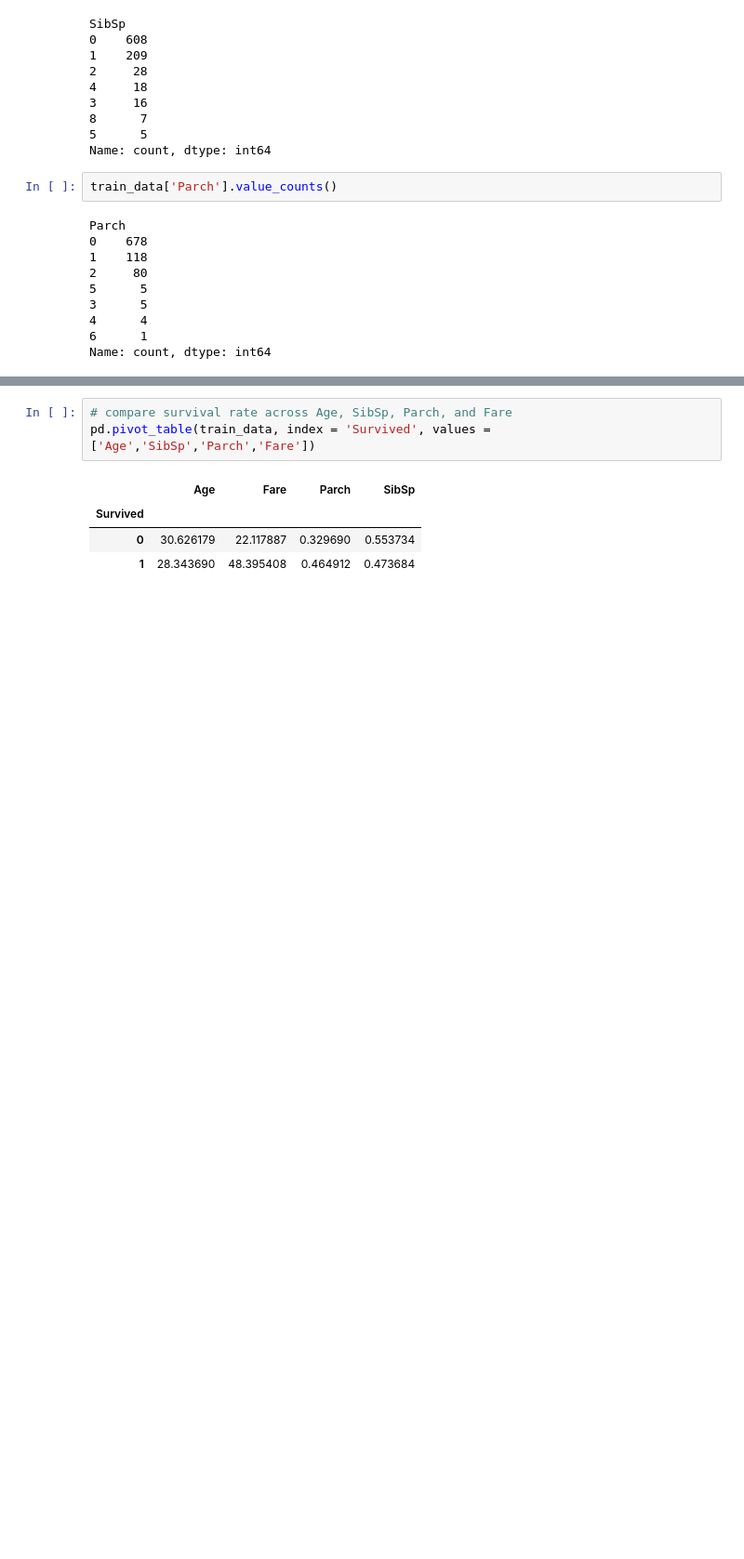
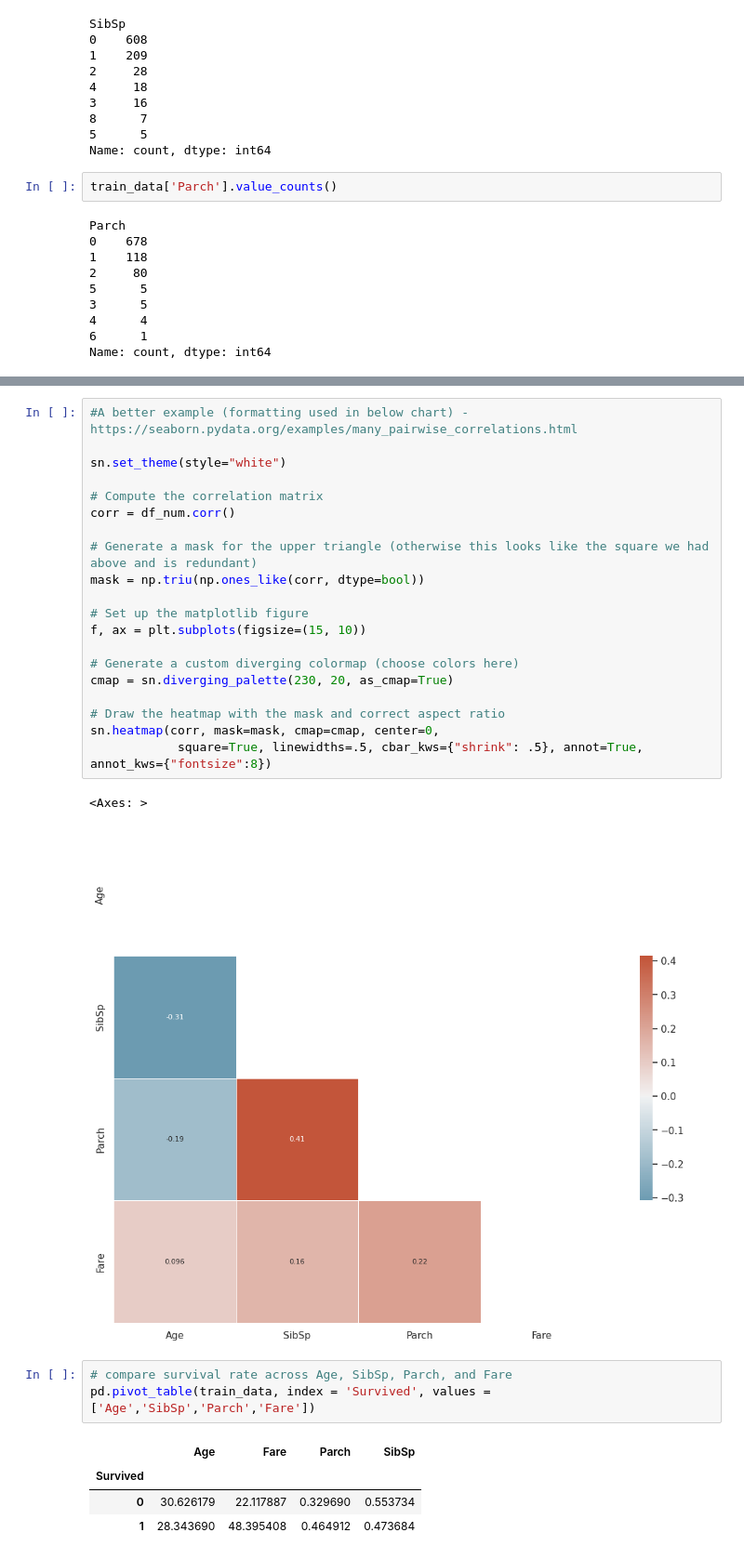
Before and after one commit to otalorajuand/kaggle, a Jupyter notebook: getting-started-with-titanic.ipynb, the cells around one changed output, grey strips where cells are left out. Shown at 93% size. Drawn from its saved outputs; the diff is of its cells as text; blank space fills up the shorter version.

```diff
--- a/getting-started-with-titanic.ipynb
+++ b/getting-started-with-titanic.ipynb
@@ -118,3 +168,26 @@ Name: count, dtype: int64
+# %%
+#A better example (formatting used in below chart) - https://seaborn.pydata.org/examples/many_pairwise_correlations.html
+
+sn.set_theme(style="white")
+
+# Compute the correlation matrix
+corr = df_num.corr()
+
+# Generate a mask for the upper triangle (otherwise this looks like the square we had above and is redundant)
+mask = np.triu(np.ones_like(corr, dtype=bool))
+
+# Set up the matplotlib figure
+f, ax = plt.subplots(figsize=(15, 10))
+
+# Generate a custom diverging colormap (choose colors here)
+cmap = sn.diverging_palette(230, 20, as_cmap=True)
+
+# Draw the heatmap with the mask and correct aspect ratio
+sn.heatmap(corr, mask=mask, cmap=cmap, center=0,
+            square=True, linewidths=.5, cbar_kws={"shrink": .5}, annot=True, annot_kws={"fontsize":8})
+# %% [output]
+<Axes: >
+[figure, added]
 # %%
 # compare survival rate across Age, SibSp, Parch, and Fare
 pd.pivot_table(train_data, index = 'Survived', values = ['Age','SibSp','Parch','Fare'])
```
Also changed, not shown: parts of 21 cells of this notebook.
